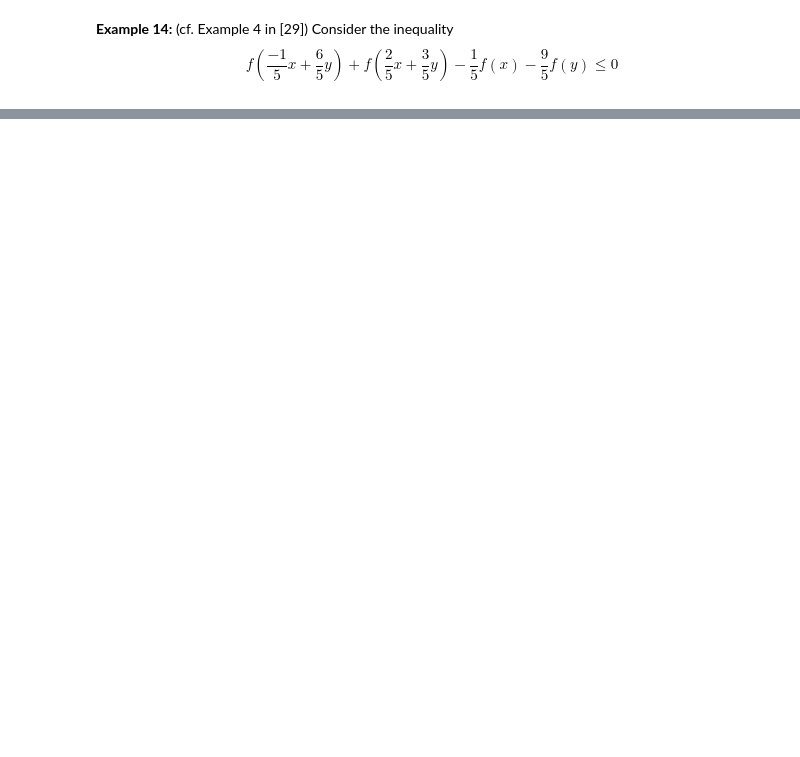
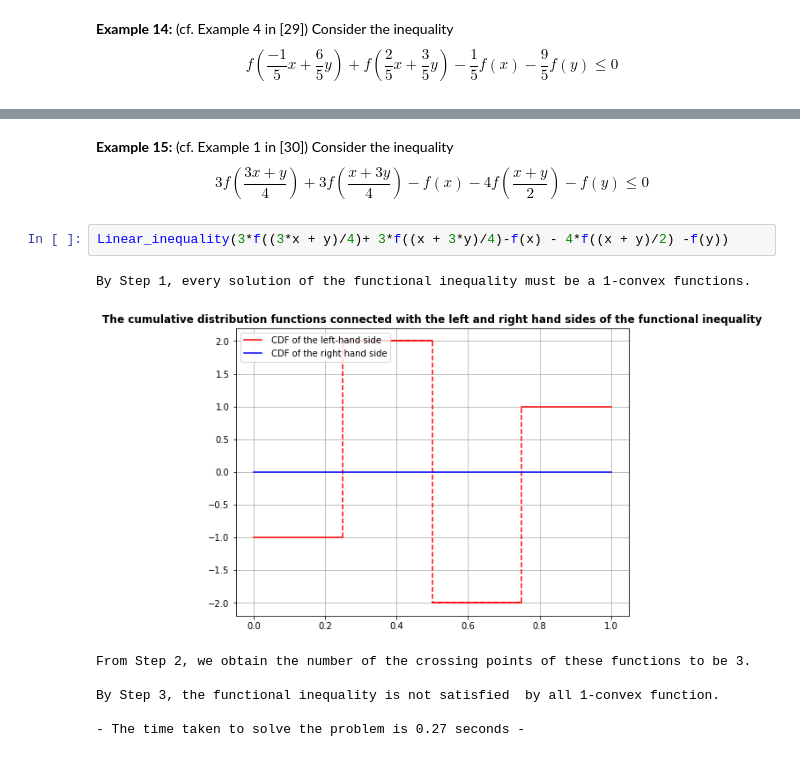
Before and after one commit to CPOkeke/Solving-linear-functional-inequalities-with-a-computer, a Jupyter notebook: Linear_Functional_inequality_computer_approach.ipynb, the cells around one changed output, grey strips where cells are left out. Saved outputs shown, nothing was run; the diff lists cells and outputs as text; blank space fills up the shorter version.

```diff
--- a/Linear_Functional_inequality_computer_approach.ipynb
+++ b/Linear_Functional_inequality_computer_approach.ipynb
@@ -800,0 +801,14 @@ Since the number of crossing point is equal to 2 then we know that the functiona
+# %% [markdown]
+**Example 15:** (cf. Example 1 in [30]) Consider the inequality
+<br>
+$$\textstyle 3f\left(\frac{3x+y}{4}\right) + 3f\left(\frac{x+3y}{4}\right) -f(x)- 4f\left(\frac{x+y}{2}\right)-f(y)\leq 0$$
+# %%
+Linear_inequality(3*f((3*x + y)/4)+ 3*f((x + 3*y)/4)-f(x) - 4*f((x + y)/2) -f(y))
+# %% [output]
+By Step 1, every solution of the functional inequality must be a 1-convex functions.
+[figure, added]
+From Step 2, we obtain the number of the crossing points of these functions to be 3.
+
+By Step 3, the functional inequality is not satisfied  by all 1-convex function.
+
+- The time taken to solve the problem is 0.27 seconds -
```
Also changed, not shown: parts of 14 cells of this notebook.
